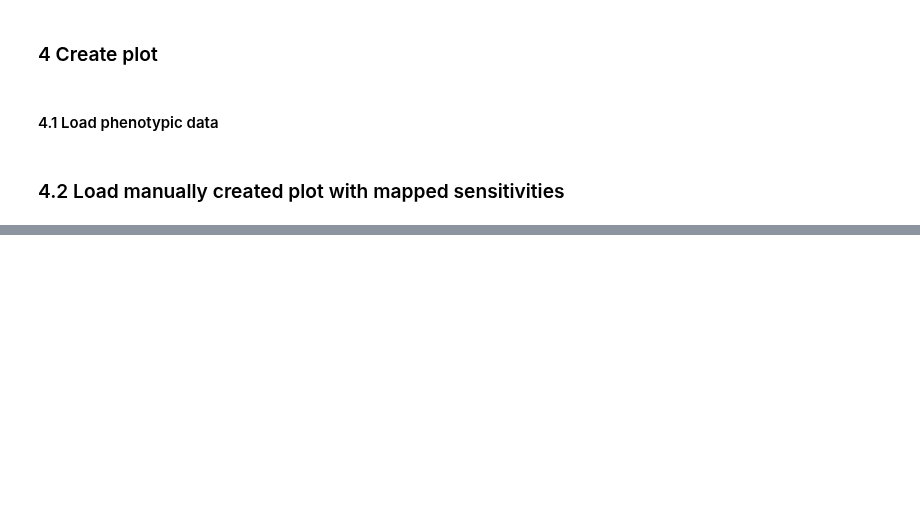
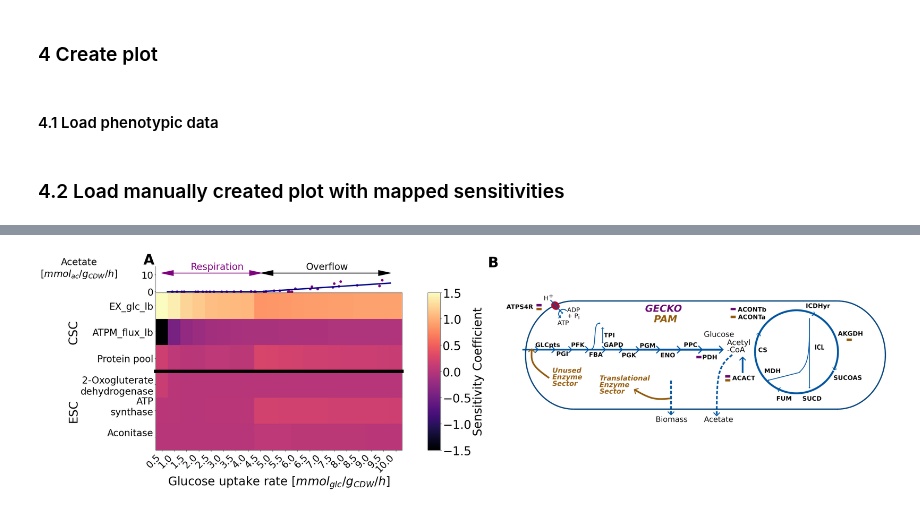
Before and after one commit to iAMB-RWTH-Aachen/PAModelpy, a Jupyter notebook: Figures/Figure2_sensitivities_gecko_pam.ipynb, the cells around one changed output, grey strips where cells are left out. Saved outputs shown, nothing was run; the diff lists cells and outputs as text; code cells hidden in the pictures; blank space fills up the shorter version.

```diff
--- a/Figures/Figure2_sensitivities_gecko_pam.ipynb
+++ b/Figures/Figure2_sensitivities_gecko_pam.ipynb
@@ -17,11 +17,13 @@ from PIL import Image
 from PAModelpy.configuration import Config
 from PAModelpy.EnzymeSectors import ActiveEnzymeSector, UnusedEnzymeSector, TransEnzymeSector, CustomSector
 
-sys.path.append('../Scripts/')
-from pam_generation import set_up_ecoli_pam
+if os.path.split(os.getcwd())[1] == 'Figures':
+    os.chdir(os.path.split(os.getcwd())[0])
+# sys.path.append('../Scripts/')
+from Scripts.pam_generation import set_up_ecoli_pam
 
 BIOMASS_RXNID = Config.BIOMASS_REACTION
-DATA_DIR = os.path.join(os.path.split(os.getcwd())[0], 'Data')
+DATA_DIR = 'Data'#os.path.join(os.path.split(os.getcwd())[0], 'Data')
 PAM_DATA_FILE_PATH = os.path.join(DATA_DIR, 'proteinAllocationModel_iML1515_EnzymaticData_py.xls')
 glc_uptake_rates = list(np.linspace(0.5, 10, 20))
 # %% [output]
@@ -416,7 +426,7 @@ pt_data['EX_glc__D_e'] = -pt_data['EX_glc__D_e']
 # %% [markdown]
 ### 4.2 Load manually created plot with mapped sensitivities
 # %%
-image_path = 'Figure2_mapped_sensitivities.png'
+image_path = os.path.join('Figures','Figure2_mapped_sensitivities.png')
 
 sensitivities_mapped =np.asarray(Image.open(image_path))
 # %%
@@ -482,0 +493,48 @@ fig.savefig('Figure2_sensitivities_gecko_pam.png', dpi =200,bbox_inches='tight')
+# %%
+#create 2 plots: supplements and main text
+fontsize = 28
+width = 50
+height = 10
+# select colormap
+cmap = plt.cm.get_cmap('magma')
+
+# gridspec inside gridspec
+fig = plt.figure(layout = 'constrained')
+
+
+gs0 = gridspec.GridSpec(1, 2, figure=fig, width_ratios = [3,4])
+gs_pam = gs0[0]
+gs_figure = gs0[1]
+
+#adjust labels for better readibility
+x_csc_label_pam = adjust_heatmap_labels(x_csc_nonzero_pam)
+x_esc_label_pam = adjust_heatmap_labels(x_esc_top5_pam)
+
+fig_pam = make_heatmap_subfigure(results = results_pam, csc_matrix=csc_nonzero_pam_t, esc_matrix =esc_top5_pam,
+                                 ylabels = True, xlabels = True, x_csc=x_csc_label_pam, x_esc=x_esc_label_pam,
+                                 yaxis = glc_uptake_rates, fig = fig, grdspc=gs_pam,
+                                 annotate = 'A', phenotype_data = pt_data, fontsize = fontsize, cmap = cmap)
+fig_pam.subplots_adjust(left=0.3)
+#set common x axis title
+# fig_pam.xlabel('Glucose uptake rate [$mmol_{glc}/g_{CDW}/h$]', fontsize = fontsize*1.25)
+
+#add image
+
+ax_fig = fig.add_subplot(gs_figure)
+ax_fig.imshow(sensitivities_mapped)
+ax_fig.annotate('B', xy=(2, 1), xycoords='data',
+             xytext=(-0.05,1.30), textcoords='axes fraction',
+             va='top', ha='left', fontsize = fontsize*1.5, weight = 'bold')
+ax_fig.axis('off')
+ax_fig.set_xticks([])
+ax_fig.set_yticks([])
+
+plt.plasma()
+fig.subplots_adjust(left=0.3)
+fig.set_figwidth(width)
+fig.set_figheight(height)
+fig.align_labels()
+
+fig.savefig('Figures/Figure2_sensitivities_pam.png', dpi =200,bbox_inches='tight')
+# %% [output]
+[figure, added]
```
Also changed, not shown: parts of 6 cells of this notebook, 9 other files.
